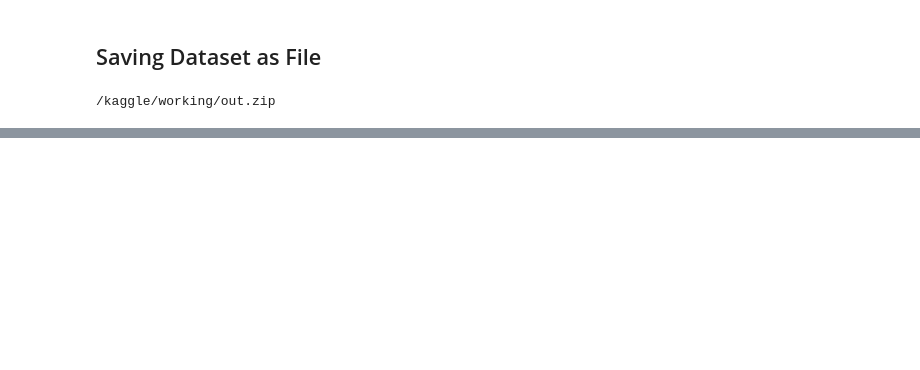
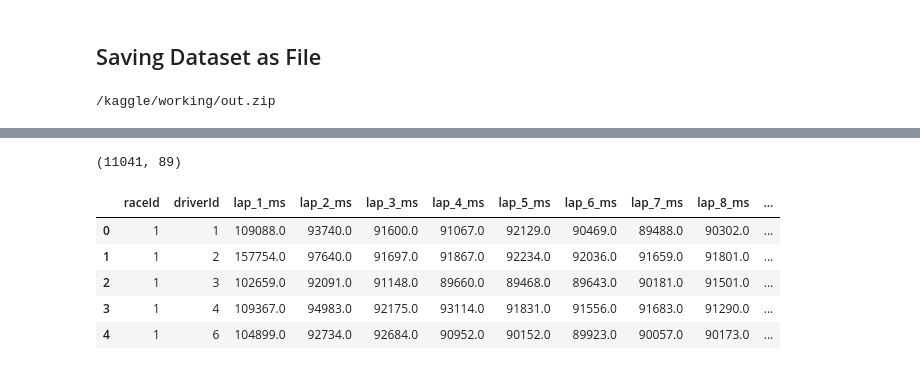
Before and after one commit to Rajveermathur/F1_Hackathon, a Jupyter notebook: f1-hackathon.ipynb, the cells around one changed output, grey strips where cells are left out. Cells and saved outputs as stored; diff of their text form; code cells hidden in the pictures; blank space fills up the shorter version.

```diff
--- a/f1-hackathon.ipynb
+++ b/f1-hackathon.ipynb
@@ -13,6 +13,8 @@ Path to dataset files: /kaggle/input/formula-1-world-championship-1950-2020
 import os
 import pandas as pd
 
+pd.set_option('display.max_rows', None)  # Show all rows
+pd.set_option('display.max_columns', None)  # Show all columns
 # Path to the dataset folder
 data_path = "/kaggle/input/formula-1-world-championship-1950-2020"
 
@@ -221,0 +233,28 @@ download_file('dataset.csv', 'out')
+# %%
+# Pivot milliseconds per lap
+lap_ms = df8.pivot(index=['raceId', 'driverId'], columns='lap', values='milliseconds')
+lap_ms.columns = [f'lap_{lap}_ms' for lap in lap_ms.columns]
+
+# Pivot formatted time per lap
+# lap_time = df8.pivot(index=['raceId', 'driverId'], columns='lap', values='time')
+# lap_time.columns = [f'lap_{lap}_time' for lap in lap_time.columns]
+
+# Combine both into one DataFrame
+driver_laps_wide = pd.concat([lap_ms], axis=1)
+
+# Optional: reset index to make raceId and driverId columns
+driver_laps_wide.reset_index(inplace=True)
+
+# Show result
+print(driver_laps_wide.shape)
+# %% [output]
+(11041, 89)
+# %%
+driver_laps_wide.head()
+# %% [output]
+|  | raceId | driverId | lap_1_ms | lap_2_ms | lap_3_ms | lap_4_ms | lap_5_ms | lap_6_ms | lap_7_ms | lap_8_ms | ... |
+| 0 | 1 | 1 | 109088.0 | 93740.0 | 91600.0 | 91067.0 | 92129.0 | 90469.0 | 89488.0 | 90302.0 | ... |
+| 1 | 1 | 2 | 157754.0 | 97640.0 | 91697.0 | 91867.0 | 92234.0 | 92036.0 | 91659.0 | 91801.0 | ... |
+| 2 | 1 | 3 | 102659.0 | 92091.0 | 91148.0 | 89660.0 | 89468.0 | 89643.0 | 90181.0 | 91501.0 | ... |
+| 3 | 1 | 4 | 109367.0 | 94983.0 | 92175.0 | 93114.0 | 91831.0 | 91556.0 | 91683.0 | 91290.0 | ... |
+| 4 | 1 | 6 | 104899.0 | 92734.0 | 92684.0 | 90952.0 | 90152.0 | 89923.0 | 90057.0 | 90173.0 | ... |
```
Also changed, not shown: parts of 24 cells of this notebook.
